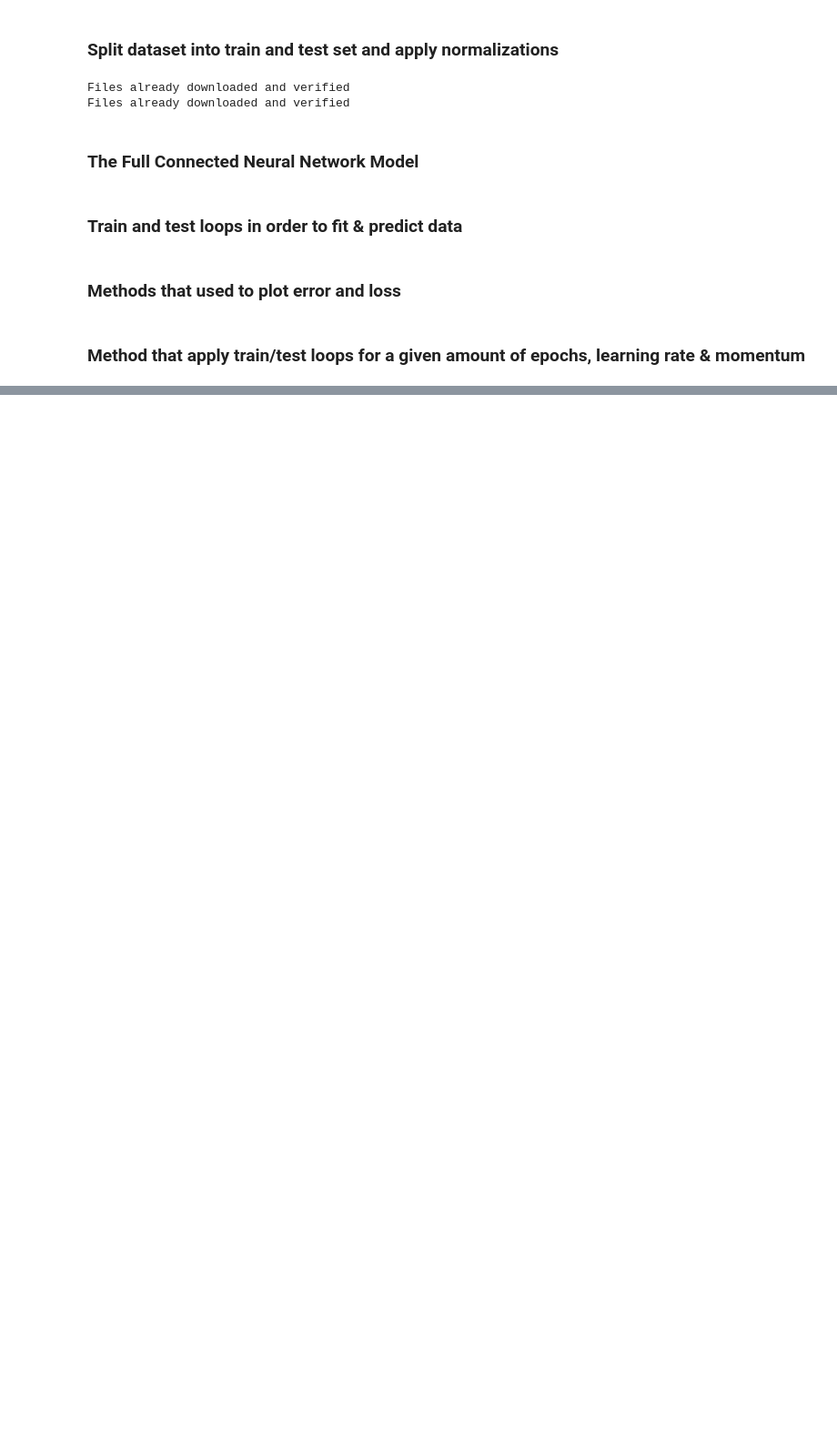
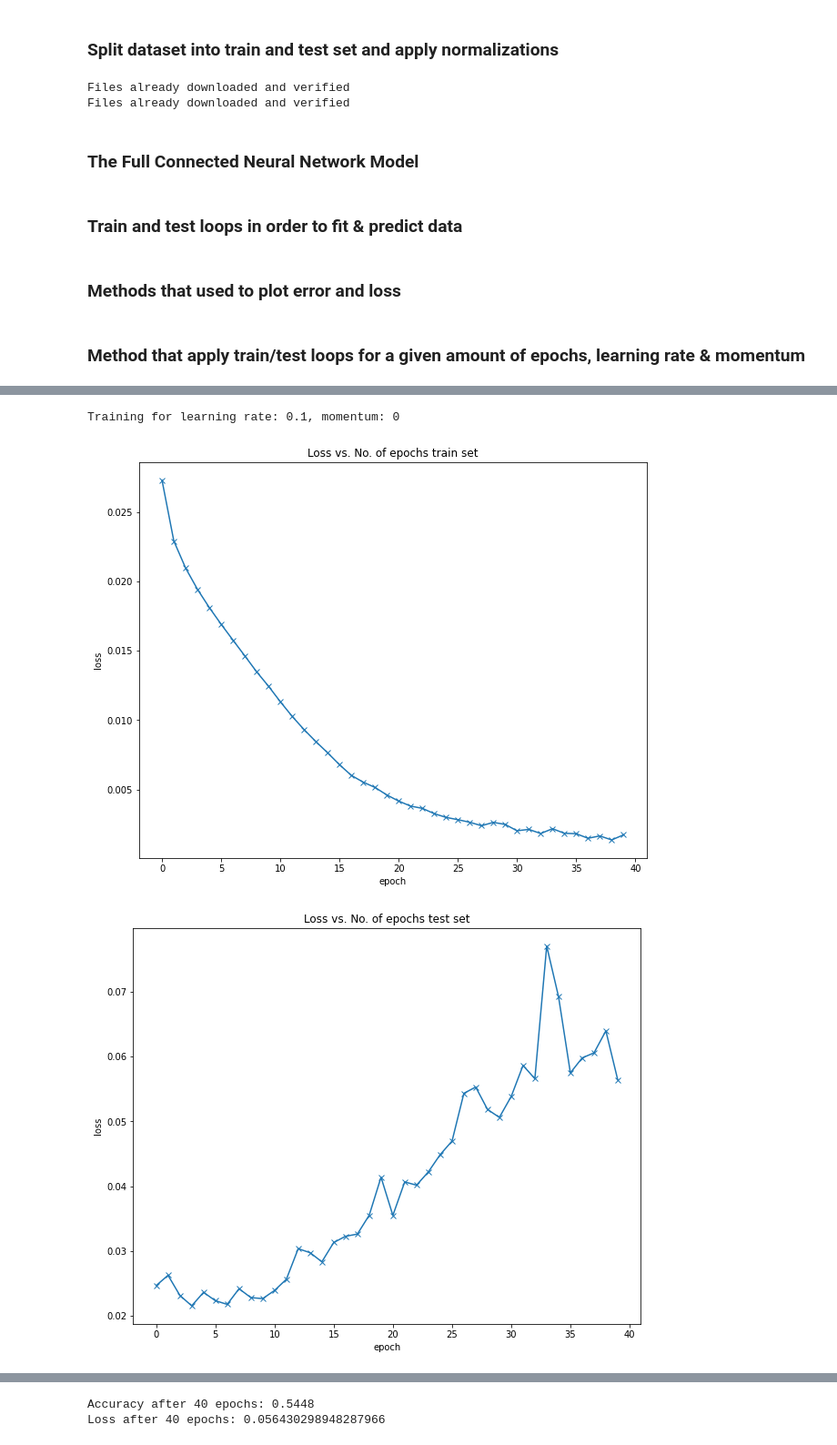
Before and after one commit to VangelisTsiatouras/machine-learning-msc, a Jupyter notebook: deep_neural_networks/nn.ipynb, the cells around one changed output, grey strips where cells are left out. Shown at 91% size. Cells and saved outputs as stored; diff of their text form; code cells hidden in the pictures; blank space fills up the shorter version.

```diff
--- a/deep_neural_networks/nn.ipynb
+++ b/deep_neural_networks/nn.ipynb
@@ -302,0 +229,7 @@ Loss after 100 epochs: 0.02122510141134262
+# %%
+model = NeuralNetwork(in_layer=3 * 32 * 32, second_layer=512, third_layer=256, out_layer=10).to(device)
+train_nn(model, num_epochs=40, learning_rate=0.1, momentum=0)
+# %% [output]
+Training for learning rate: 0.1, momentum: 0
+[figure, added]
+[figure, added]
@@ -302,0 +237,2 @@ Loss after 100 epochs: 0.02122510141134262
+Accuracy after 40 epochs: 0.5448
+Loss after 40 epochs: 0.056430298948287966
```
Also changed, not shown: parts of 39 cells of this notebook.
